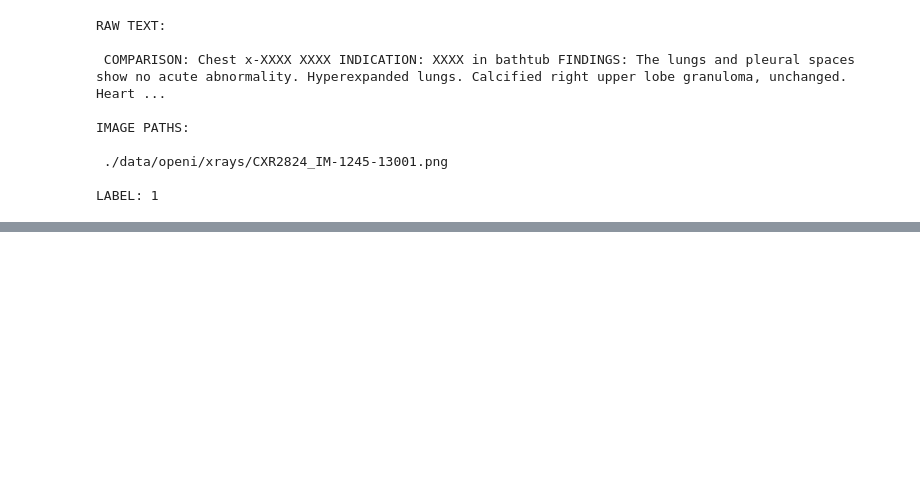
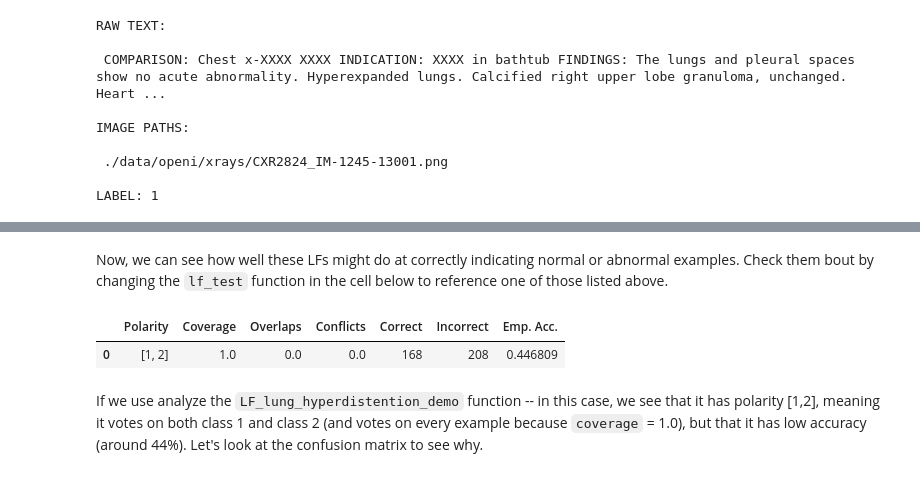
Before and after one commit to HazyResearch/cross-modal-ws-demo, a Jupyter notebook: openi_demo/openi_demo.ipynb, the cells around one changed output, grey strips where cells are left out. Saved outputs shown, nothing was run; the diff lists cells and outputs as text; code cells hidden in the pictures; blank space fills up the shorter version.

```diff
--- a/openi_demo/openi_demo.ipynb
+++ b/openi_demo/openi_demo.ipynb
@@ -303,13 +65,58 @@ def LF_granuloma(report):
+# %%
+import re
+
+# Value to use for abstain votes
+ABSTAIN = 0
+# Value to use for abnormal votes
+ABNORMAL = 1
+# Value to user for normal votes
+NORMAL = 2
+
+# Example of a General Pattern LF
+def LF_is_seen_or_noted_in_report_demo(report):
+    if any(word in report.lower() for word in ["is seen", "noted"]):
+        return ABNORMAL
+    else:
+        return ABSTAIN
+
+# Example of a Medical Pattern LF
+def LF_lung_hyperdistention_demo(report):
+    """
+    Votes abnormal for indications of lung hyperdistention.
+    """
+    reg_01 = re.compile("increased volume|hyperexpan|inflated", re.IGNORECASE)
+    for s in report.split("."):
+        if reg_01.search(s):
+            return ABNORMAL
+    ### *** ###
+    return NORMAL
+
+# Example of a Structural LF
+def LF_report_is_short_demo(report):
+    """
+    Checks if report is short.
+    """
+    return NORMAL if len(report) < 280 else ABSTAIN
+# %% [markdown]
+Now, we can see how well these LFs might do at correctly indicating normal or abnormal examples.  Check them bout by changing the `lf_test` function in the cell below to reference one of those listed above.
 # %%
-
+import numpy as np
 from metal.analysis import single_lf_summary, confusion_matrix
 
 # Testing single LF
-lf_test = lf_impression_section_positive
+lf_test = LF_lung_hyperdistention_demo
 
 # Computing labels
-Y_lf = np.array([lf_test(doc) for doc in dev_docs])
+Y_lf = np.array([lf_test(doc['text']) for ind, doc in data['dev'].iterrows()])
+Y_dev = np.array([doc['label'] for ind, doc in data['dev'].iterrows()])
+
+# Summarizing LF performance
 single_lf_summary(Y_lf, Y=Y_dev)
+# %% [output]
+|  | Polarity | Coverage | Overlaps | Conflicts | Correct | Incorrect | Emp. Acc. |
+| 0 | [1, 2] | 1.0 | 0.0 | 0.0 | 168 | 208 | 0.446809 |
+# %% [markdown]
+If we use analyze the `LF_lung_hyperdistention_demo` function -- in this case,  we see that it has polarity [1,2], meaning it votes on both class 1 and class 2 (and votes on every example because `coverage` = 1.0), but that it has low accuracy (around 44%).  Let's look at the confusion matrix to see why.
 # %%
 # Print confusion matrix
 conf = confusion_matrix(Y_dev, Y_lf)
```
Also changed, not shown: parts of 55 cells of this notebook, 3 other files.
